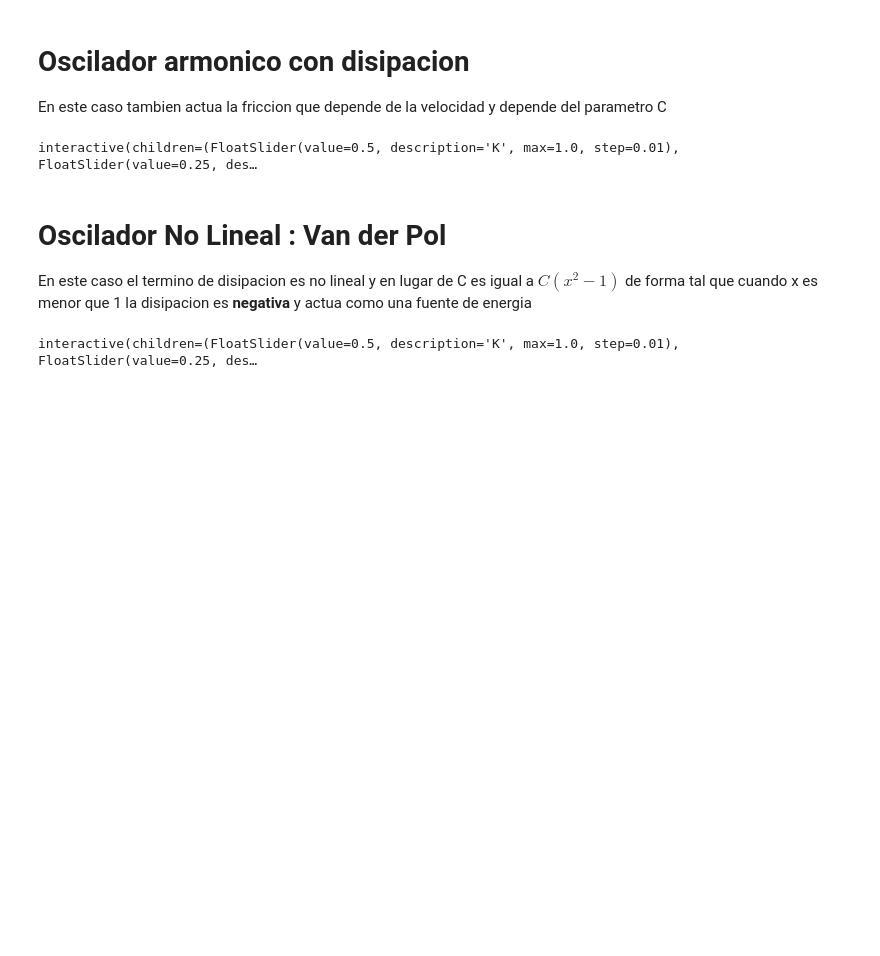
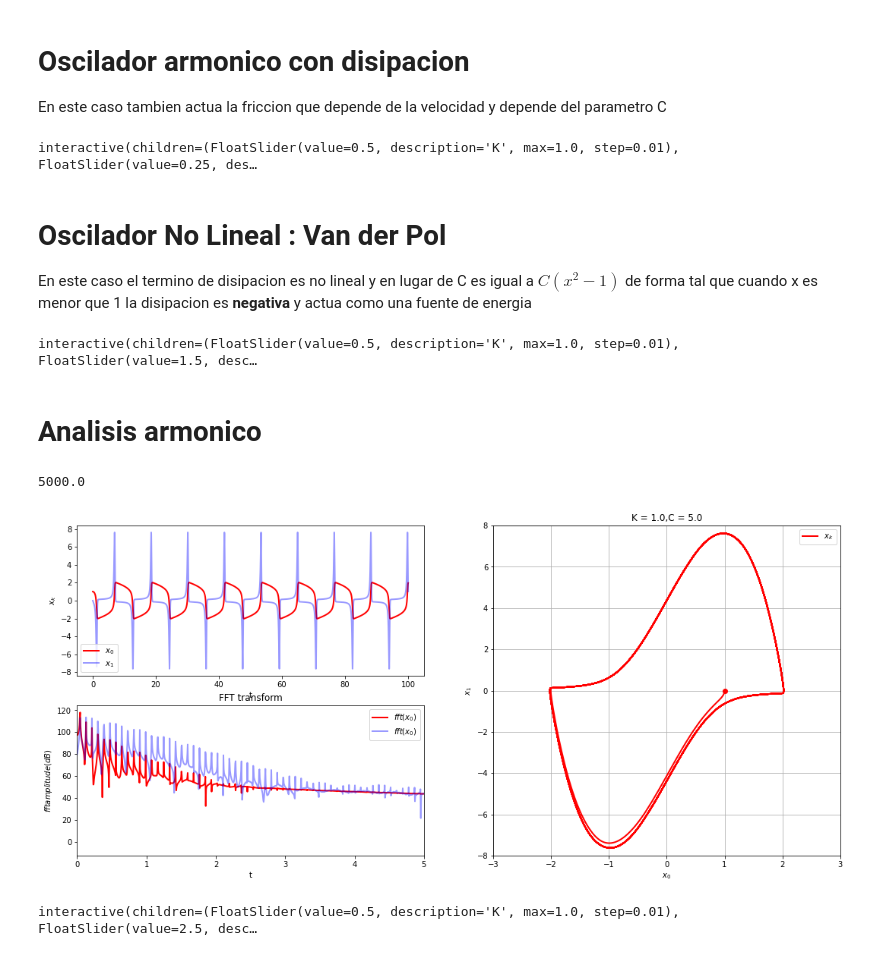
Before and after one commit to meguia/DNL_unq, a Jupyter notebook: DNL_oscilador_interactive.ipynb, the cells around one changed output. Saved outputs shown, nothing was run; the diff lists cells and outputs as text; code cells hidden in the pictures; blank space fills up the shorter version.

Commit message:
Interactive FFT update

```diff
--- a/DNL_oscilador_interactive.ipynb
+++ b/DNL_oscilador_interactive.ipynb
@@ -155,15 +155,37 @@ def van_der_pol(t, x, K, C):
 def solve_van_der_pol(K,C,x0,x1,tmax):
     dt = 0.0001
     par={'K':K,'C':C}
-    return solve_plot(van_der_pol,par,[x0,x1],tmax,dt)
+    return solve_plot(van_der_pol,par,[x0,x1],tmax,dt,ranges=[[-3,3],[-5,5]])
 
 iplot4 = interactive(solve_van_der_pol,
                     K=(0,1.0,0.01),
-                    C=(0,0.5,0.01),
+                    C=(0,3.0,0.01),
                     x0=(-1,1,0.01),
                     x1=(-1,1,0.01),
-                    tmax=(1,20,1))
+                    tmax=(1,100,1))
 
 iplot4
 # %% [output]
-interactive(children=(FloatSlider(value=0.5, description='K', max=1.0, step=0.01), FloatSlider(value=0.25, des…
+interactive(children=(FloatSlider(value=0.5, description='K', max=1.0, step=0.01), FloatSlider(value=1.5, desc…
+# %% [markdown]
+# Analisis armonico
+# %%
+def solve_van_der_pol_fft(K,C,x0,x1,tmax,fmax):
+    dt = 0.0001
+    par={'K':K,'C':C}
+    return solve_plot(van_der_pol,par,[x0,x1],tmax,dt,ranges=[[-3,3],[-8,8]],fmax=fmax,wfft=True)
+# %%
+solve_van_der_pol_fft(1.0,5.0,1,0,100,5)
+# %% [output]
+5000.0
+[figure, added]
+# %%
+iplot5 = interact_manual(solve_van_der_pol_fft,
+                    K=(0,1.0,0.01),
+                    C=(0,5.0,0.01),
+                    x0=(-1,1,0.01),
+                    x1=(-1,1,0.01),
+                    tmax=(1,100,1),
+                    fmax=(1,10,0.1),)
+# %% [output]
+interactive(children=(FloatSlider(value=0.5, description='K', max=1.0, step=0.01), FloatSlider(value=2.5, desc…
```
Also changed, not shown: 2 other files.
